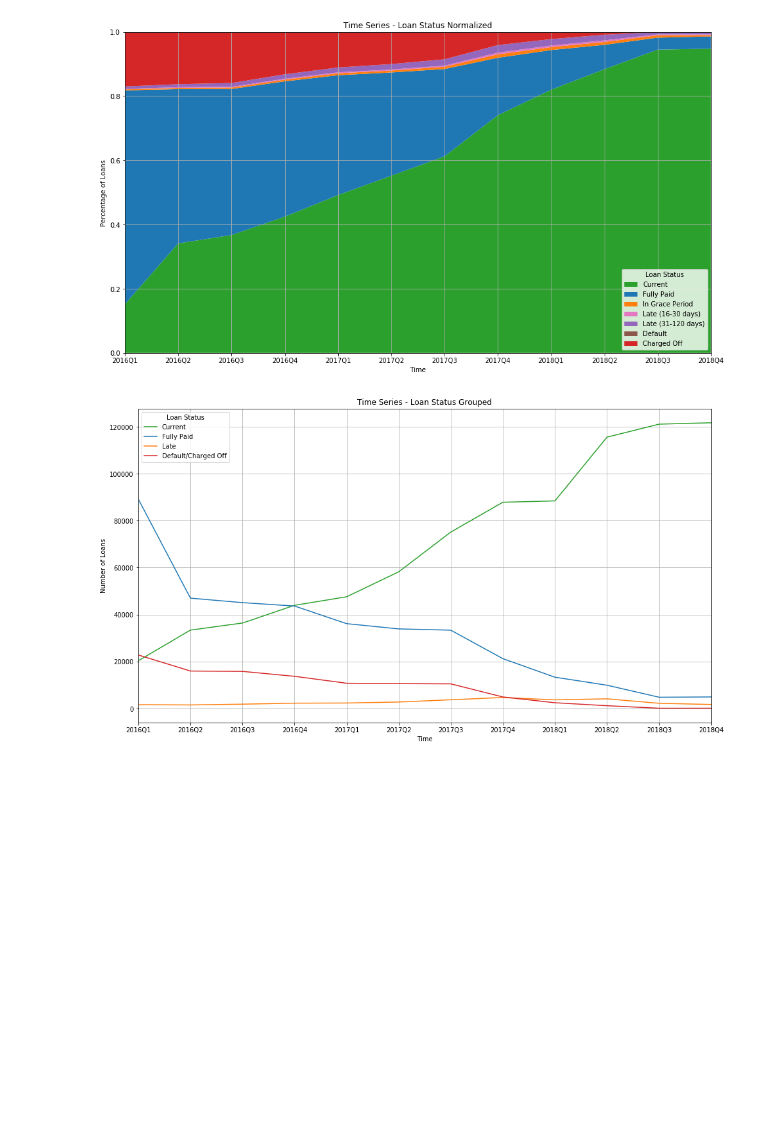
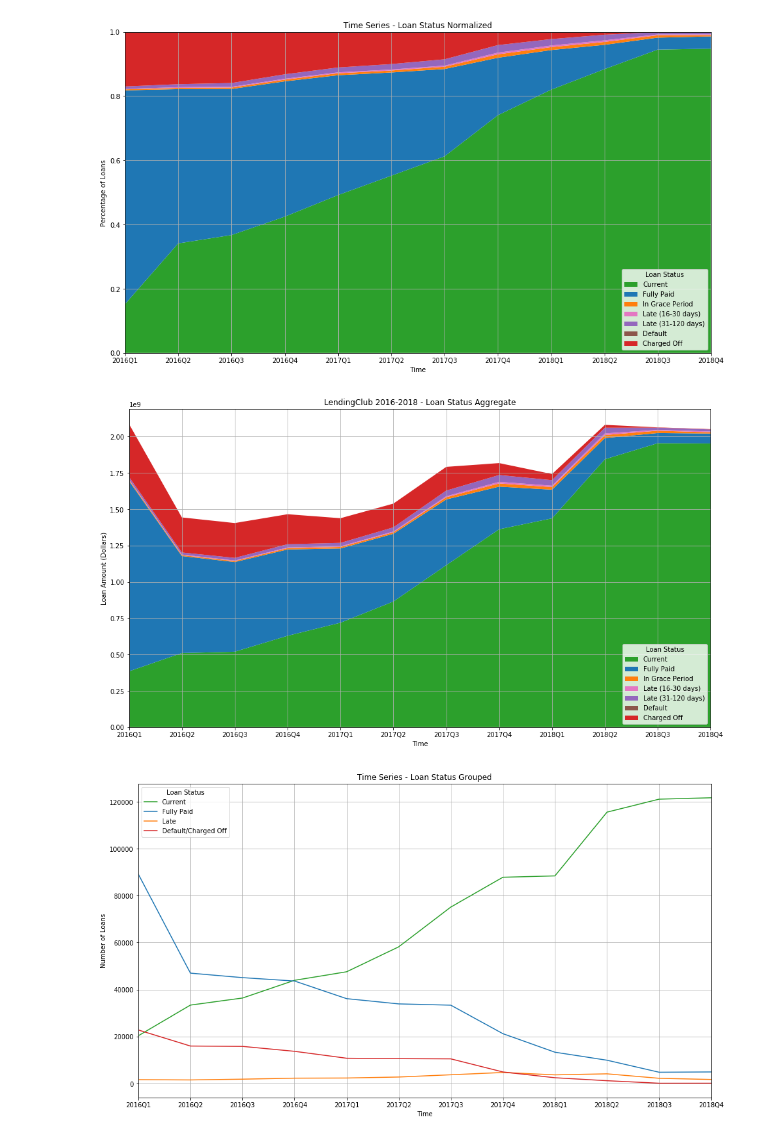
Before and after one commit to juszhan/LendingClub-Profitability, a Jupyter notebook: lendingclub_time_series_analysis.ipynb, the cells around one changed output. Saved outputs shown, nothing was run; the diff lists cells and outputs as text; code cells hidden in the pictures; blank space fills up the shorter version.

```diff
--- a/lendingclub_time_series_analysis.ipynb
+++ b/lendingclub_time_series_analysis.ipynb
@@ -141,6 +141,53 @@ plt.savefig("assets/Time Series - Loan Status Normalized.png", bbox_inches='tigh
 plt.show()
 # %% [output]
 [figure]
+# %%
+def get_indexes(groups:dict, labels:list):
+    indexes = None
+    for label in labels:
+        if label in groups.groups:
+            if indexes is None:
+                indexes = groups.groups[label]
+            else:
+                indexes = indexes.union(groups.groups[label])
+    return indexes
+
+loan_status_amount = {x: [0] * len(dataset) for x in _loan_status}
+
+for idx, df in enumerate(dataset):
+
+    loan_status_groups = df.groupby("loan_status", sort=False)
+    for loan_status in loan_status_groups.groups.keys():
+        loan_status_indexes = get_indexes(loan_status_groups, [loan_status])
+        loan_status_amount[loan_status][idx] = sum(df.loc[loan_status_indexes]["loan_amnt"])
+
+
+plt.figure(figsize=(16,9))
+
+colors = {
+    "Current" : "#2ca02c",
+    "Fully Paid": "#1f77b4",
+    "In Grace Period" : "#ff7f0e",
+    "Late (16-30 days)" : "#e377c2",
+    "Late (31-120 days)" : "#9467bd",
+    "Default": "#8c564b",
+    "Charged Off": "#d62728"
+}
+
+x = list(range(len(dataset)))
+plt.stackplot(x, *loan_status_amount.values(), baseline="zero", labels=_loan_status, colors=colors.values())
+plt.xticks(ticks=list(range(len(names))), labels=names)
+plt.xlim(left=0, right=len(dataset) - 1)
+plt.ylim(bottom=0)
+plt.grid(True)
+plt.xlabel("Time")
+plt.ylabel("Loan Amount (Dollars)")
+plt.legend(title="Loan Status", loc=4)
+plt.title("LendingClub 2016-2018 - Loan Status Aggregate")
+plt.savefig("res/LendingClub 2016-2018 - Loan Status Aggregate.png", bbox_inches='tight')
+plt.show()
+# %% [output]
+[figure, added]
 # %%
 _loan_status_grouped = ["Current", "Fully Paid", "Late", "Default/Charged Off"]
 loan_status_grouped = {
```
Also changed, not shown: parts of 1 cell of this notebook, 23 other files.
